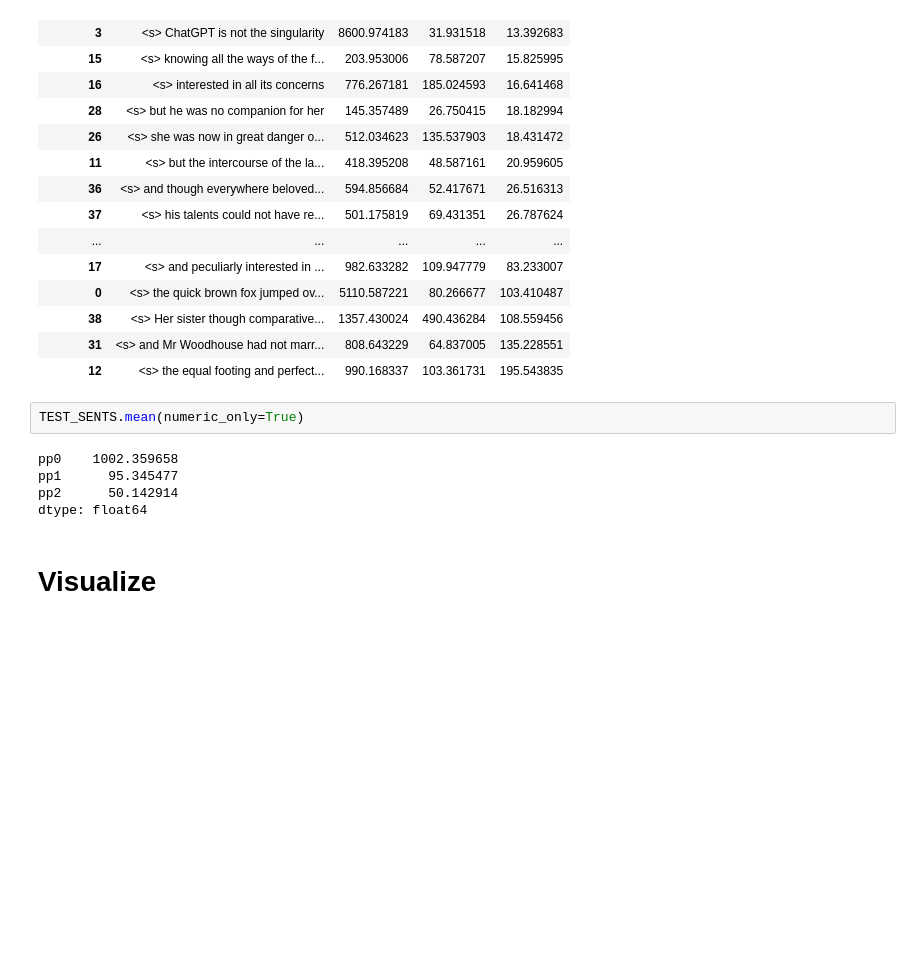
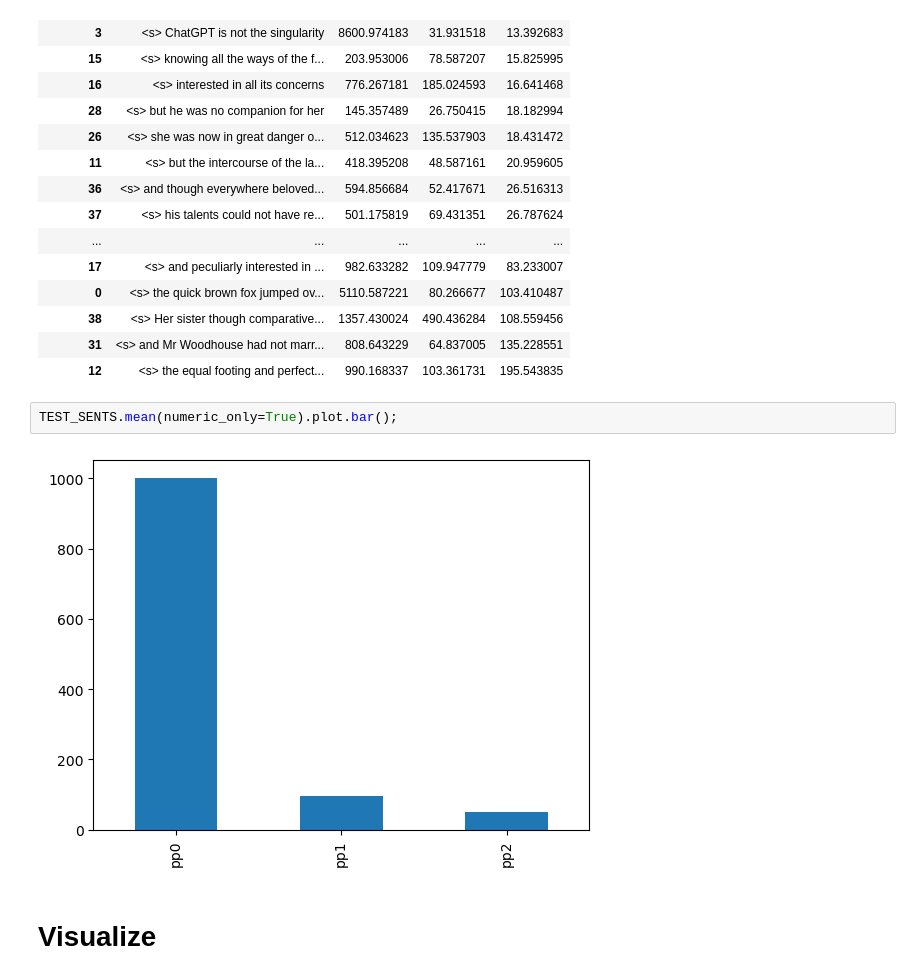
Before and after one commit to ontoligent/DS5001-2023-01-R, a Jupyter notebook: lessons/M03_LanguageModels/M03_EZ.ipynb, the cells around one changed output. Saved outputs shown, nothing was run; the diff lists cells and outputs as text; blank space fills up the shorter version.

```diff
--- a/lessons/M03_LanguageModels/M03_EZ.ipynb
+++ b/lessons/M03_LanguageModels/M03_EZ.ipynb
@@ -355,12 +355,9 @@ TEST_SENTS.sort_values('pp2')
 | 31 | <s> and Mr Woodhouse had not marr... | 808.643229 | 64.837005 | 135.228551 |
 | 12 | <s> the equal footing and perfect... | 990.168337 | 103.361731 | 195.543835 |
 # %%
-TEST_SENTS.mean(numeric_only=True)
+TEST_SENTS.mean(numeric_only=True).plot.bar();
 # %% [output]
-pp0    1002.359658
-pp1      95.345477
-pp2      50.142914
-dtype: float64
+[figure, added]
 # %% [markdown]
 # Visualize
 # %%
```
Also changed, not shown: 1 other file.
